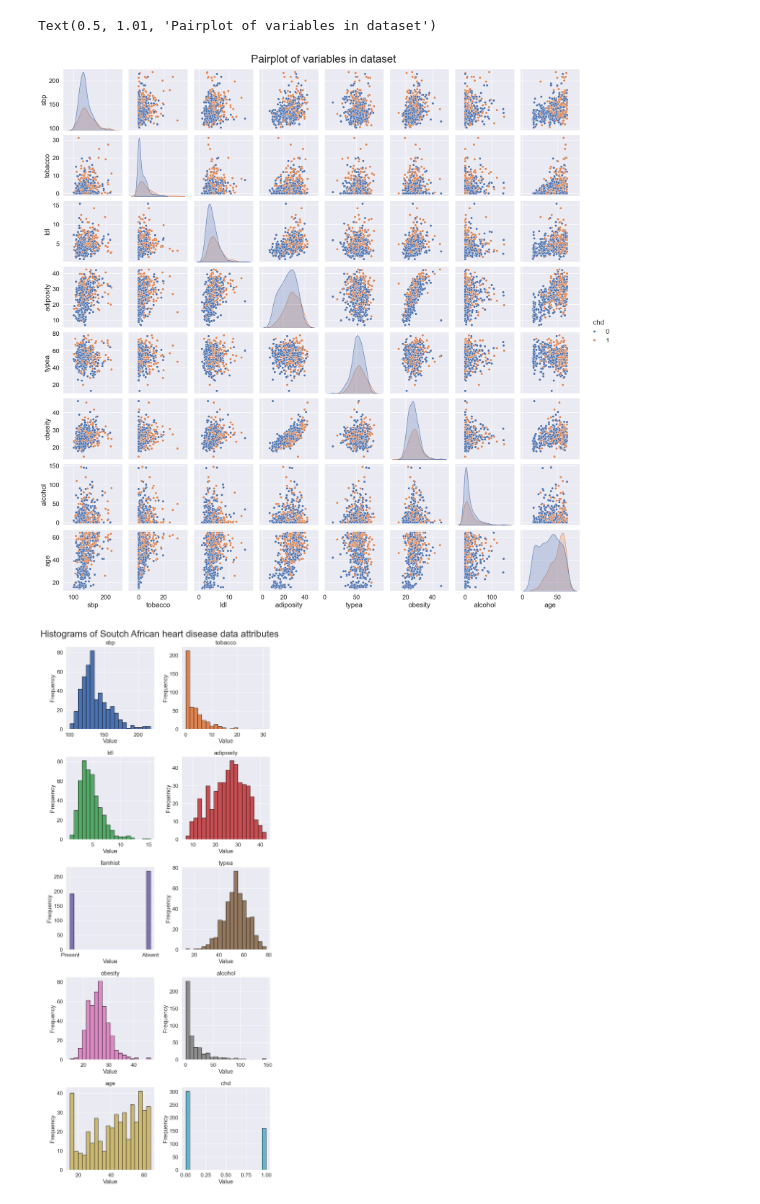
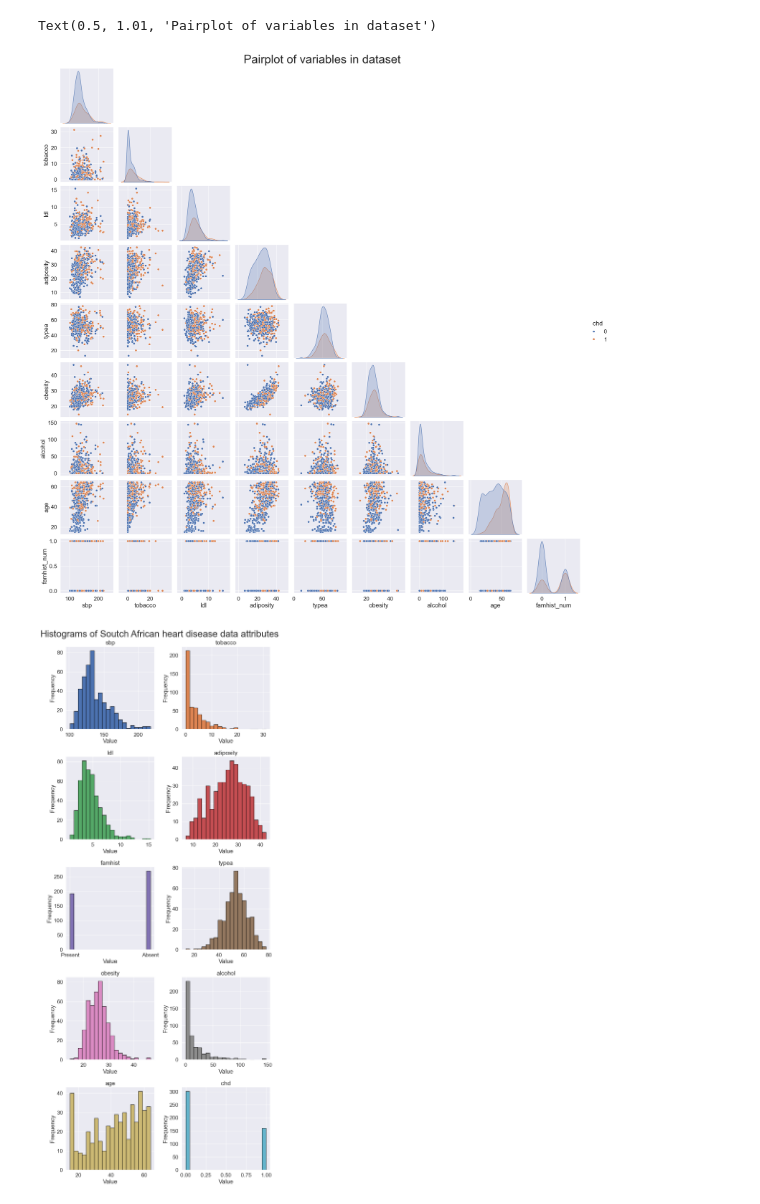
Before and after one commit to krusand/02452-ML-Project, a Jupyter notebook: EDA.ipynb, the cells around one changed output. Cells and saved outputs as stored; diff of their text form; code cells hidden in the pictures.

```diff
--- a/EDA.ipynb
+++ b/EDA.ipynb
@@ -4,10 +4,15 @@ import pandas as pd
 import seaborn as sns
 import matplotlib.pyplot as plt
 
+from sklearn.preprocessing import LabelEncoder
+
 sns.set_style('darkgrid')
 sns.set_theme(font_scale=1.5)
 
 df = pd.read_csv("data/heartDisease.csv")
 df = df.drop(labels=["row.names"], axis=1)
+famhist_le = LabelEncoder()
+df["famhist_num"] = famhist_le.fit_transform(df["famhist"])
+
 df.describe()
 # %% [output]
@@ -23,10 +28,10 @@ df.describe()
 # %%
 # pairplot
-g = sns.pairplot(df, hue = "chd")
-g.fig.suptitle("Pairplot of variables in dataset", y=1.01, fontsize=28)
+g = sns.pairplot(df, hue = "chd", corner=True)
+g.fig.suptitle("Pairplot of variables in dataset", y=1.01, fontsize=34)
 # %% [output]
 Text(0.5, 1.01, 'Pairplot of variables in dataset')
-[figure, old version]
+[figure, new version]
 # %%
 # histograms
 fig, axs = plt.subplots(5, 2, figsize=(10, 24))
```
Also changed, not shown: parts of 2 cells of this notebook.
